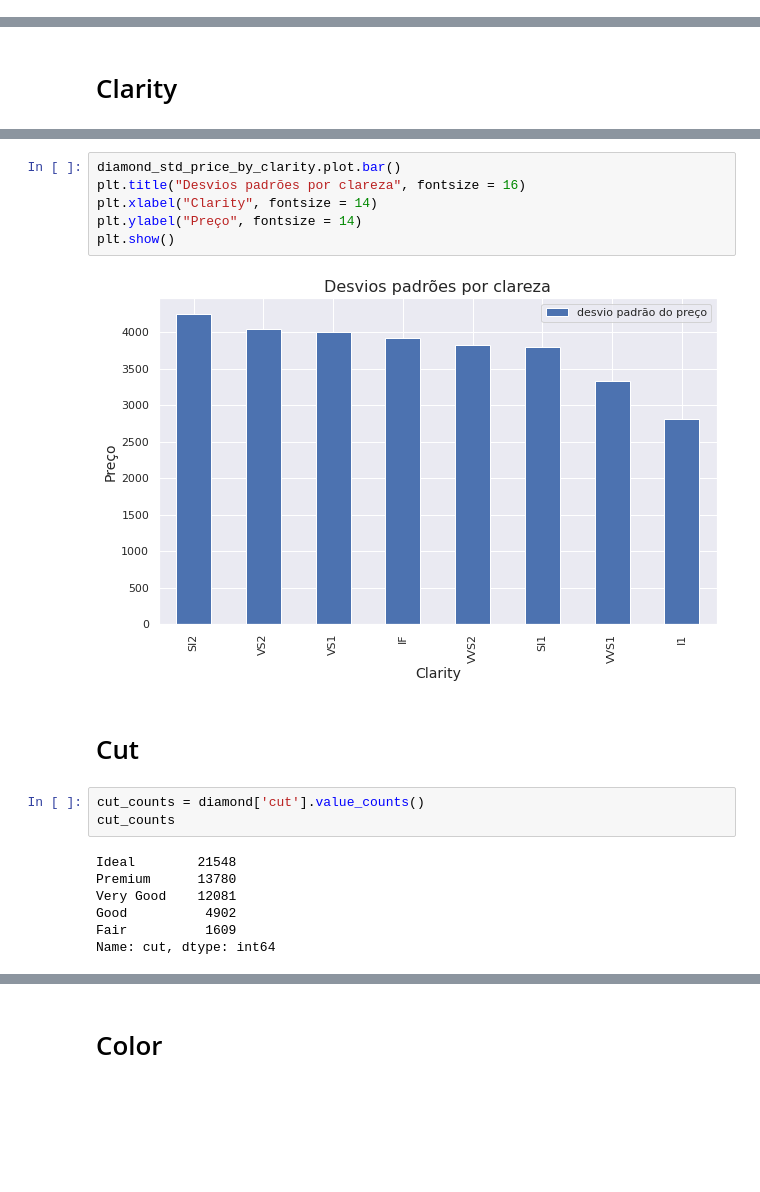
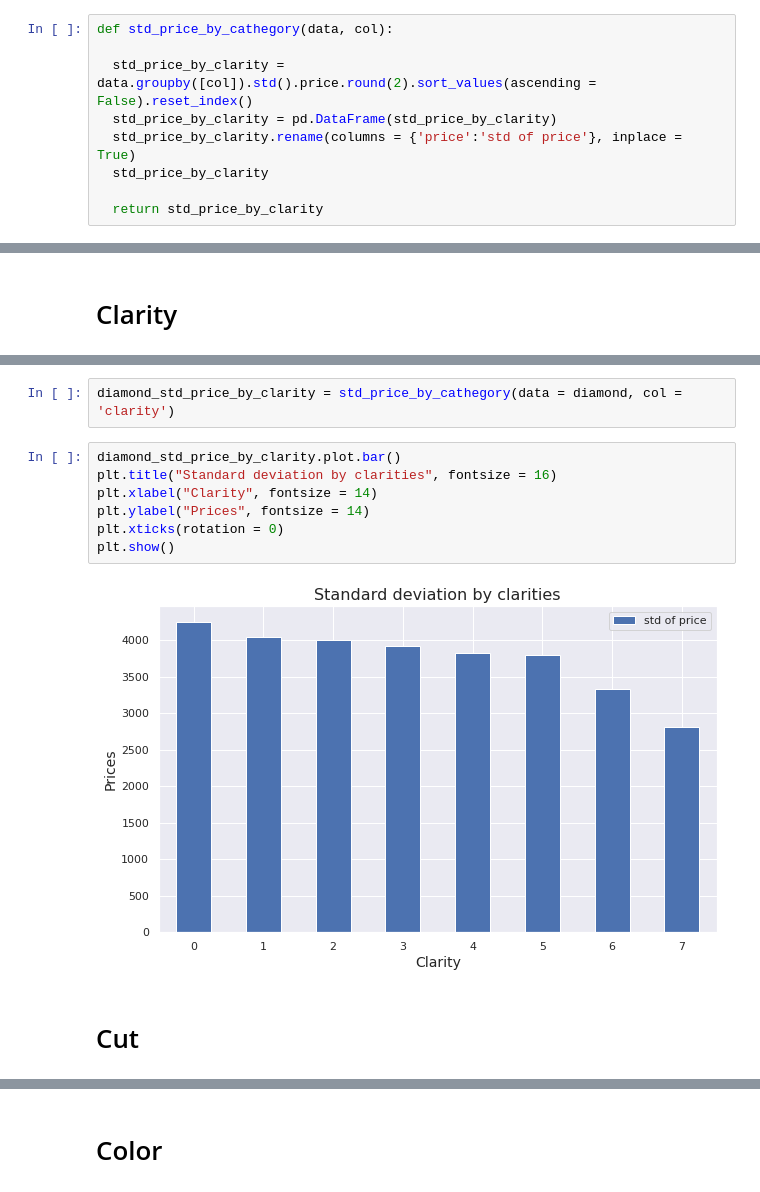
Before and after one commit to Pedro-A-D-S/diamonds_price_prediction, a Jupyter notebook: Diamonds.ipynb, the cells around one changed output, grey strips where cells are left out. Saved outputs shown, nothing was run; the diff lists cells and outputs as text; blank space fills up the shorter version.

```diff
--- a/Diamonds.ipynb
+++ b/Diamonds.ipynb
@@ -61,0 +80,9 @@ Z : Comprimento do diamante em milímetros.
+# %%
+def std_price_by_cathegory(data, col):
+
+  std_price_by_clarity = data.groupby([col]).std().price.round(2).sort_values(ascending = False).reset_index()
+  std_price_by_clarity = pd.DataFrame(std_price_by_clarity)
+  std_price_by_clarity.rename(columns = {'price':'std of price'}, inplace = True)
+  std_price_by_clarity
+
+  return std_price_by_clarity
@@ -265,20 +327,13 @@ diamond_std_price_by_clarity
+# %%
+diamond_std_price_by_clarity = std_price_by_cathegory(data = diamond, col = 'clarity')
 # %%
 diamond_std_price_by_clarity.plot.bar()
-plt.title("Desvios padrões por clareza", fontsize = 16)
+plt.title("Standard deviation by clarities", fontsize = 16)
 plt.xlabel("Clarity", fontsize = 14)
-plt.ylabel("Preço", fontsize = 14)
+plt.ylabel("Prices", fontsize = 14)
+plt.xticks(rotation = 0)
 plt.show()
 # %% [output]
-[figure, old version]
+[figure, new version]
 # %% [markdown]
 # Cut
-# %%
-cut_counts = diamond['cut'].value_counts()
-cut_counts
-# %% [output]
-Ideal        21548
-Premium      13780
-Very Good    12081
-Good          4902
-Fair          1609
-Name: cut, dtype: int64
```
Also changed, not shown: parts of 162 cells of this notebook.
